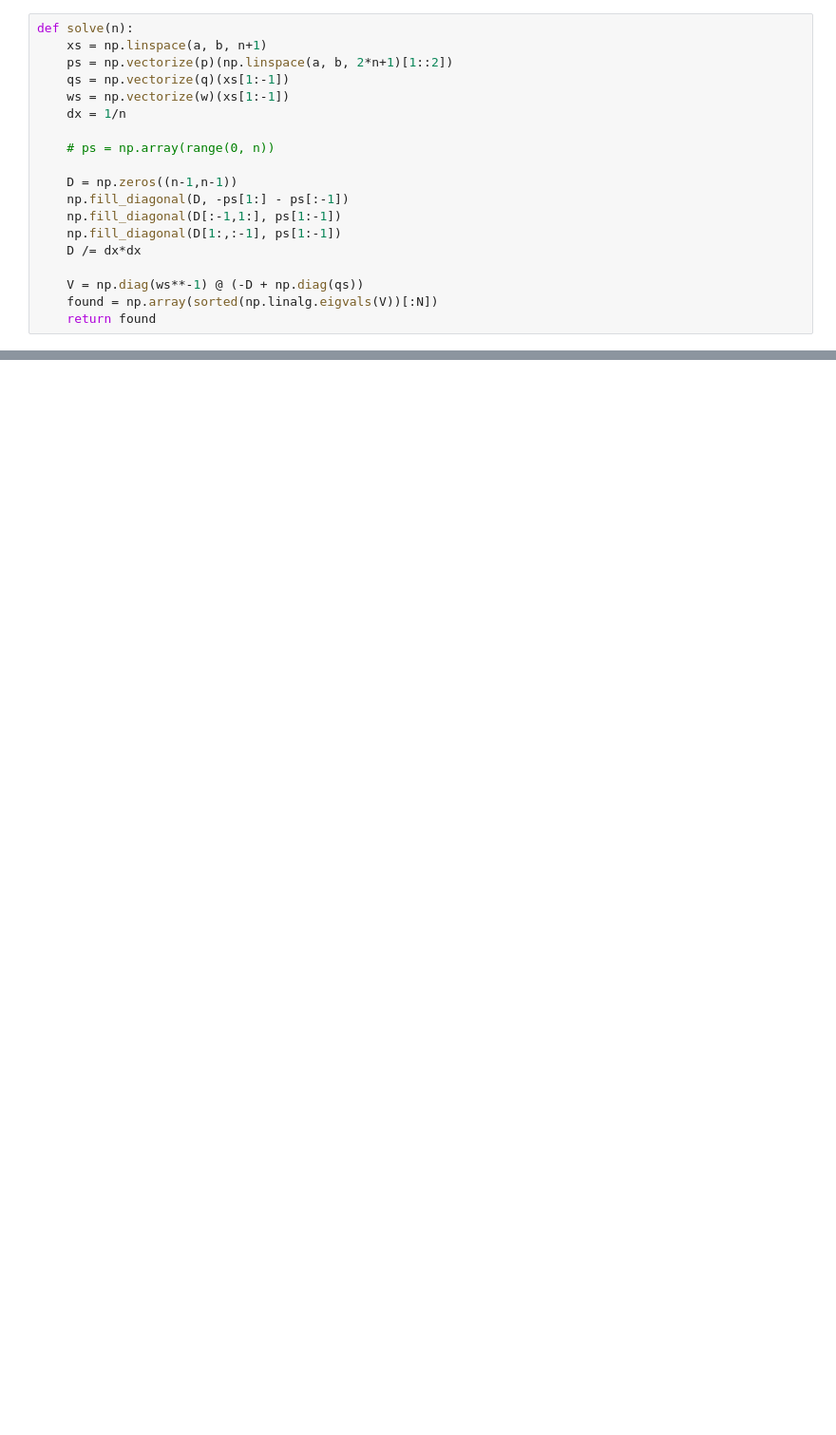
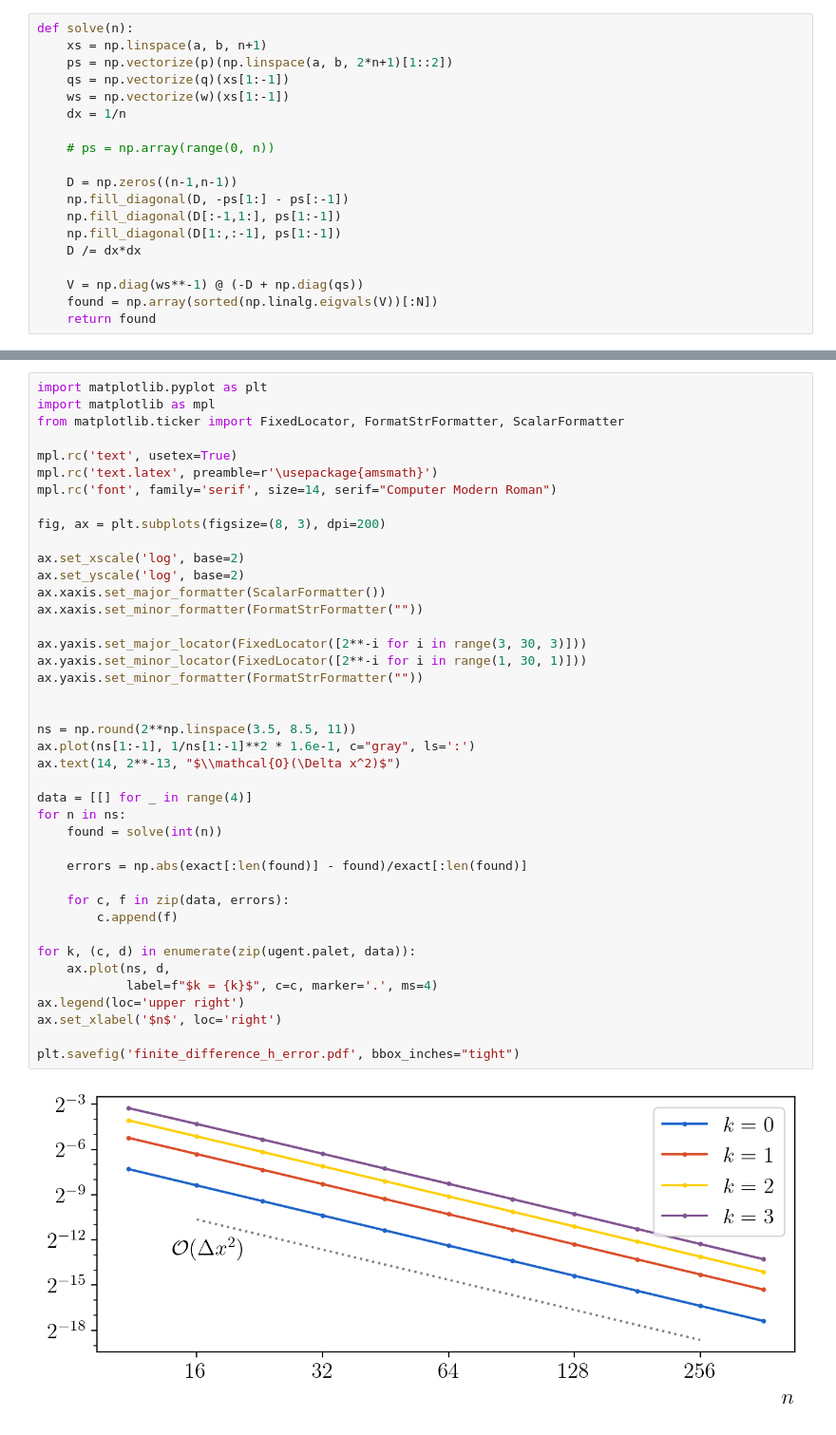
Before and after one commit to toonijn/PhD-thesis, a Jupyter notebook: img/chapter2/finite_difference_slp.ipynb, the cells around one changed output, grey strips where cells are left out. Shown at 95% size. Cells and saved outputs as stored; diff of their text form; blank space fills up the shorter version.

```diff
--- a/img/chapter2/finite_difference_slp.ipynb
+++ b/img/chapter2/finite_difference_slp.ipynb
@@ -57,0 +92,43 @@ plt.legend()
+# %%
+import matplotlib.pyplot as plt
+import matplotlib as mpl
+from matplotlib.ticker import FixedLocator, FormatStrFormatter, ScalarFormatter
+
+mpl.rc('text', usetex=True)
+mpl.rc('text.latex', preamble=r'\usepackage{amsmath}')
+mpl.rc('font', family='serif', size=14, serif="Computer Modern Roman")
+
+fig, ax = plt.subplots(figsize=(8, 3), dpi=200)
+
+ax.set_xscale('log', base=2)
+ax.set_yscale('log', base=2)
+ax.xaxis.set_major_formatter(ScalarFormatter())
+ax.xaxis.set_minor_formatter(FormatStrFormatter(""))
+
+ax.yaxis.set_major_locator(FixedLocator([2**-i for i in range(3, 30, 3)]))
+ax.yaxis.set_minor_locator(FixedLocator([2**-i for i in range(1, 30, 1)]))
+ax.yaxis.set_minor_formatter(FormatStrFormatter(""))
+
+
+ns = np.round(2**np.linspace(3.5, 8.5, 11))
+ax.plot(ns[1:-1], 1/ns[1:-1]**2 * 1.6e-1, c="gray", ls=':')
+ax.text(14, 2**-13, "$\\mathcal{O}(\Delta x^2)$")
+
+data = [[] for _ in range(4)]
+for n in ns:
+    found = solve(int(n))
+
+    errors = np.abs(exact[:len(found)] - found)/exact[:len(found)]
+
+    for c, f in zip(data, errors):
+        c.append(f)
+
+for k, (c, d) in enumerate(zip(ugent.palet, data)):
+    ax.plot(ns, d,
+            label=f"$k = {k}$", c=c, marker='.', ms=4)
+ax.legend(loc='upper right')
+ax.set_xlabel('$n$', loc='right')
+
+plt.savefig('finite_difference_h_error.pdf', bbox_inches="tight")
+# %% [output]
+[figure, added]
```
Also changed, not shown: parts of 3 cells of this notebook, 3 other files.
